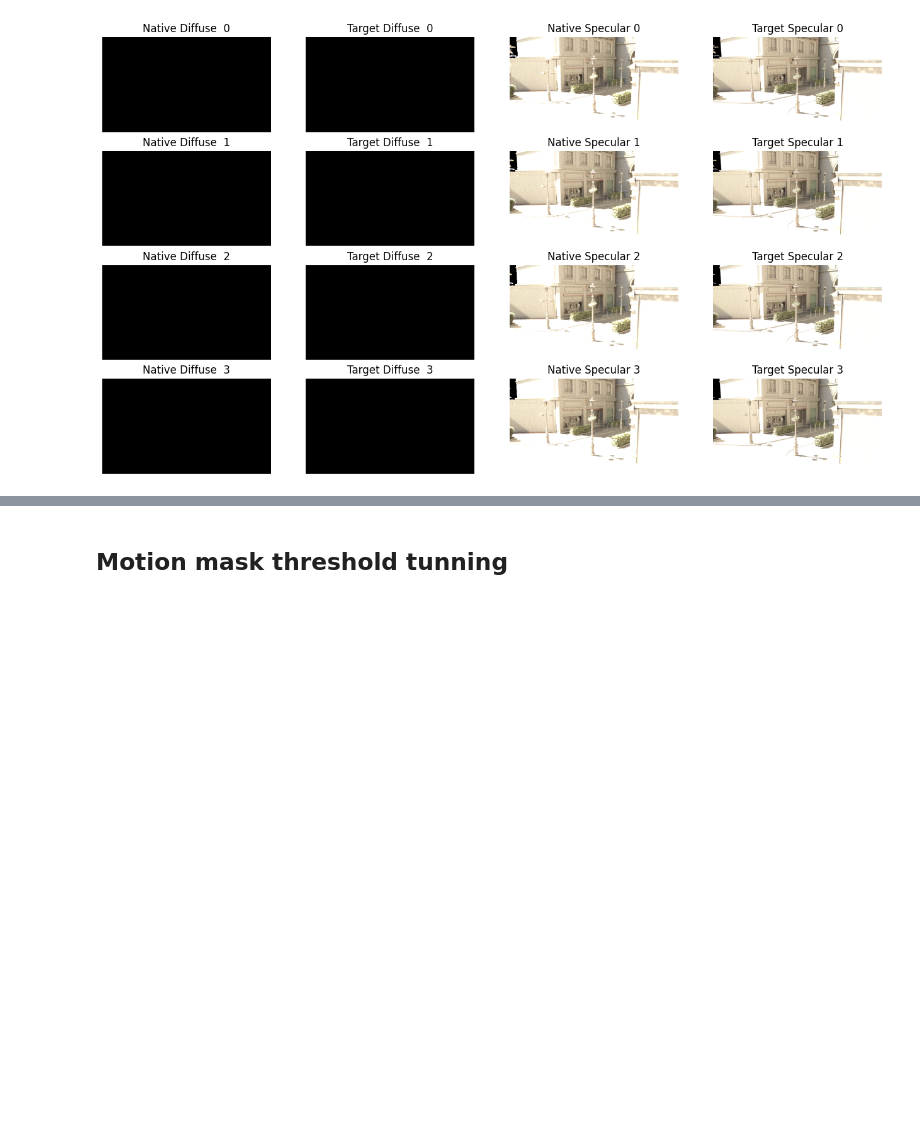
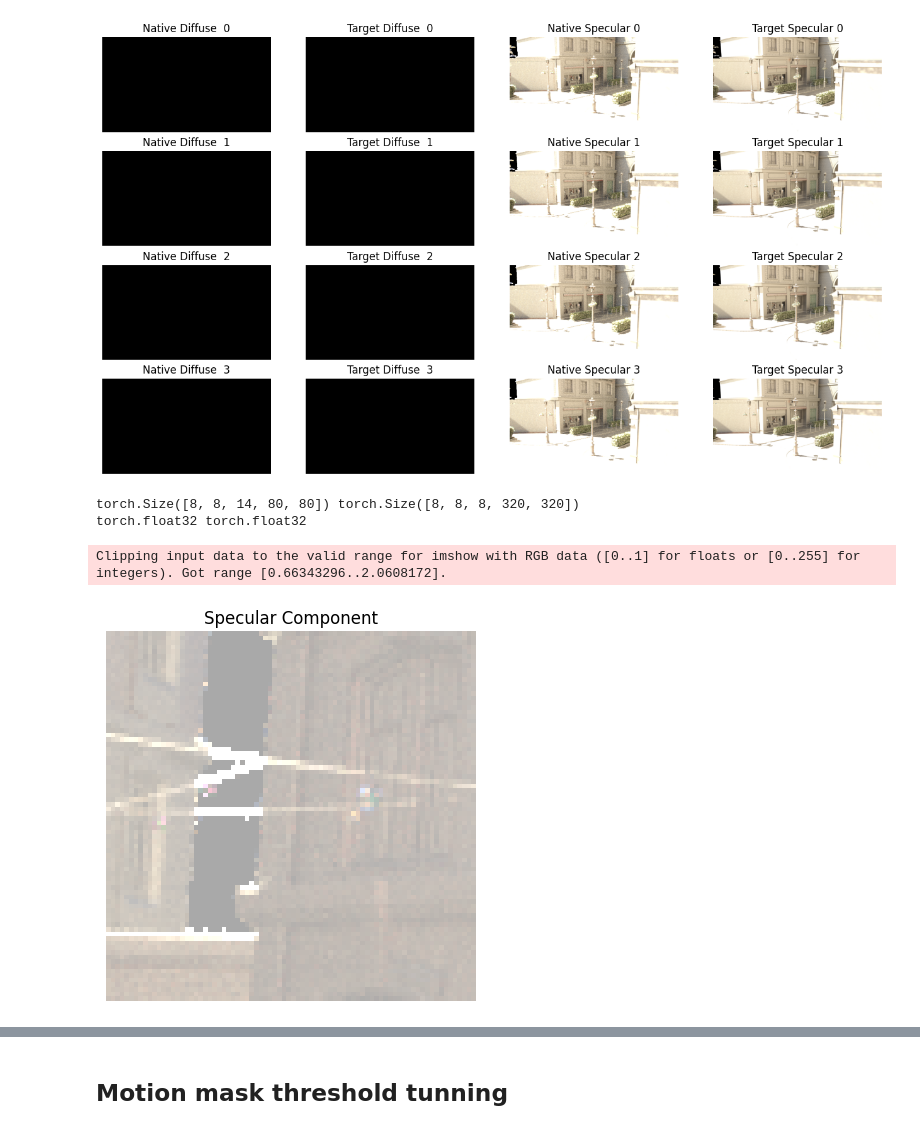
Before and after one commit to ndming/NSRT, a Jupyter notebook: nsrt.ipynb, the cells around one changed output, grey strips where cells are left out. Drawn from its saved outputs; the diff is of its cells as text; code cells hidden in the pictures; blank space fills up the shorter version.

```diff
--- a/nsrt.ipynb
+++ b/nsrt.ipynb
@@ -84,4 +84,18 @@ for i in range(4):
 batch_size = 8
 train_dataloader, _ = get_train_loaders(train_dataset, n_workers=8, batch_size=batch_size)
 train_dataloader = iter(train_dataloader)
+# %%
+x, y = next(train_dataloader)
+print(x.shape, y.shape)
+print(x.dtype, y.dtype)
+# %% [output]
+torch.Size([8, 8, 14, 80, 80]) torch.Size([8, 8, 8, 320, 320])
+torch.float32 torch.float32
+# %%
+plt.axis('off')
+plt.title("Specular Component")
+_ = plt.imshow(tonemap((x[0, 0, 3:6, ...].permute(1, 2, 0) + 1) / 2))
+# %% [output]
+Clipping input data to the valid range for imshow with RGB data ([0..1] for floats or [0..255] for integers). Got range [0.66343296..2.0608172].
+[figure, added]
 # %%
```
Also changed, not shown: parts of 3 cells of this notebook, 5 other files.
